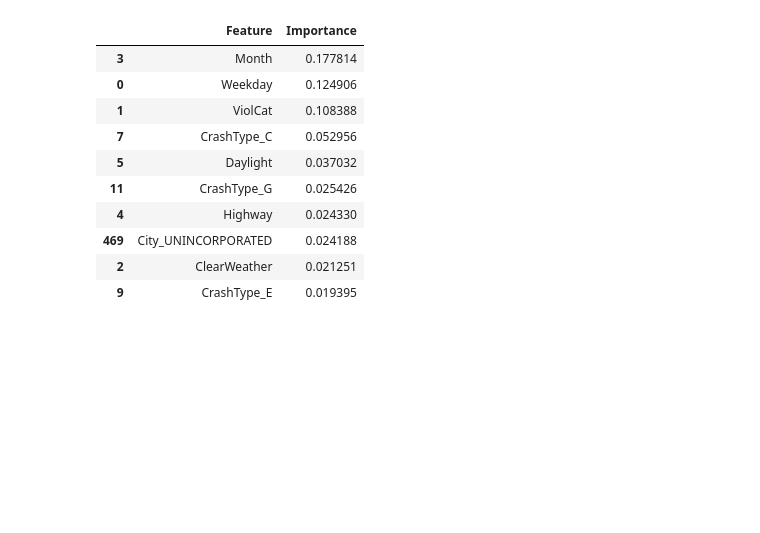
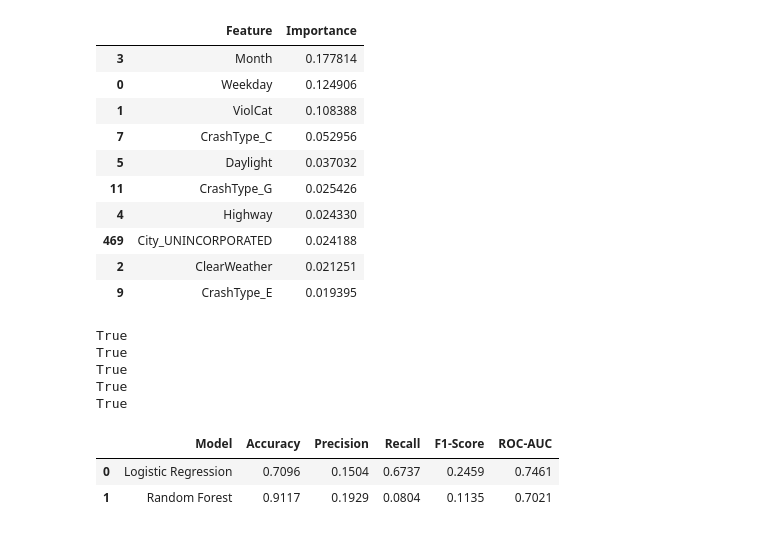
Before and after one commit to debraluna/DebraLuna_DTSC3020_Summer2026, a Jupyter notebook: ADTA4230_FINAL_PROJECT_CAR_CRASH.ipynb, the cells around one changed output. Saved outputs shown, nothing was run; the diff lists cells and outputs as text; code cells hidden in the pictures; blank space fills up the shorter version.

```diff
--- a/ADTA4230_FINAL_PROJECT_CAR_CRASH.ipynb
+++ b/ADTA4230_FINAL_PROJECT_CAR_CRASH.ipynb
@@ -633,3 +648,56 @@ top10
 | 469 | City_UNINCORPORATED | 0.024188 |
 | 2 | ClearWeather | 0.021251 |
 | 9 | CrashType_E | 0.019395 |
+# %%
+print("y_test" in globals())
+print("log_pred" in globals())
+print("log_prob" in globals())
+print("rf_pred" in globals())
+print("rf_prob" in globals())
+# %% [output]
+True
+True
+True
+True
+True
+# %%
+# summarizing the models in one table
+import pandas as pd
+from sklearn.metrics import (
+    accuracy_score,
+    precision_score,
+    recall_score,
+    f1_score,
+    roc_auc_score
+
+)
+
+comparison = pd.DataFrame({
+    "Model": ["Logistic Regression", "Random Forest"],
+    "Accuracy": [
+        round(accuracy_score(y_test, log_pred), 4),
+        round(accuracy_score(y_test, rf_pred), 4)
+    ],
+    "Precision": [
+        round(precision_score(y_test, log_pred, zero_division=0), 4),
+        round(precision_score(y_test, rf_pred, zero_division=0), 4)
+    ],
+    "Recall": [
+        round(recall_score(y_test, log_pred), 4),
+        round(recall_score(y_test, rf_pred), 4)
+    ],
+    "F1-Score": [
+        round(f1_score(y_test, log_pred), 4),
+        round(f1_score(y_test, rf_pred), 4)
+    ],
+    "ROC-AUC": [
+        round(roc_auc_score(y_test, log_prob), 4),
+        round(roc_auc_score(y_test, rf_prob), 4)
+    ]
+})
+
+comparison
+# %% [output]
+|  | Model | Accuracy | Precision | Recall | F1-Score | ROC-AUC |
+| 0 | Logistic Regression | 0.7096 | 0.1504 | 0.6737 | 0.2459 | 0.7461 |
+| 1 | Random Forest | 0.9117 | 0.1929 | 0.0804 | 0.1135 | 0.7021 |
```
Also changed, not shown: parts of 6 cells of this notebook.
